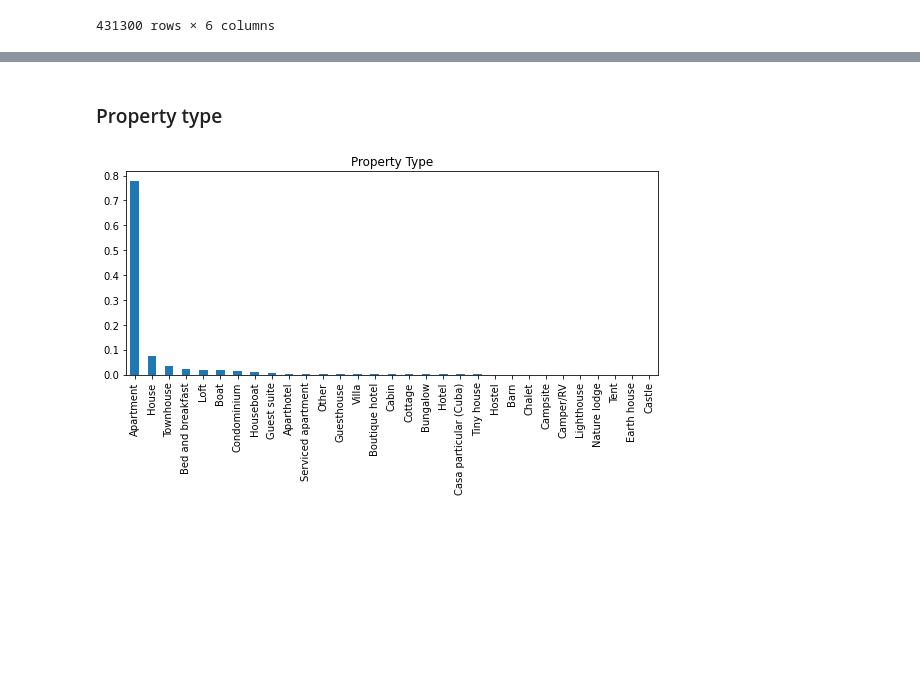
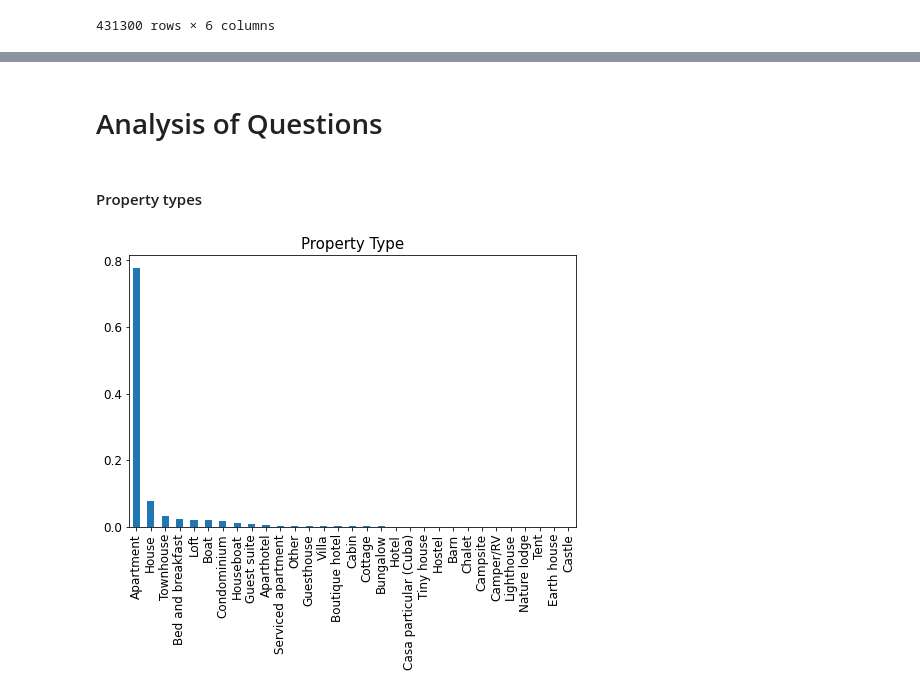
Before and after one commit to memeguerrini/project_two, a Jupyter notebook: Airbnb_Amsterdam.ipynb, the cells around one changed output, grey strips where cells are left out. Saved outputs shown, nothing was run; the diff lists cells and outputs as text; code cells hidden in the pictures; blank space fills up the shorter version.

Commit message:
Added more analysis

```diff
--- a/Airbnb_Amsterdam.ipynb
+++ b/Airbnb_Amsterdam.ipynb
@@ -117,13 +241,14 @@ df_reviews.dropna(how='any')
+# %% [markdown]
+# Analysis of Questions
 # %% [markdown]
-### Property type
+#### Property types
 # %%
-# Explore Categorical Feature - property_type
+# Exploration Categorical Feature - property_type
 prop_vals = df_listings['property_type'].value_counts()
-(prop_vals/df_listings.shape[0]).plot(kind="bar",figsize=(8,5));
-plt.title("Property Type");
+(prop_vals/df_listings.shape[0]).plot(kind="bar",figsize=(8,5),fontsize=12);
+plt.title("Property Type",fontsize=15);
 
 #Print
 plt.savefig("./Images/Av_propertyT_Fig.03.png", bbox_inches = "tight")
-plt.tight_layout()
 # %% [output]
-[figure, old version]
+[figure, new version]
```
Also changed, not shown: parts of 35 cells of this notebook.
